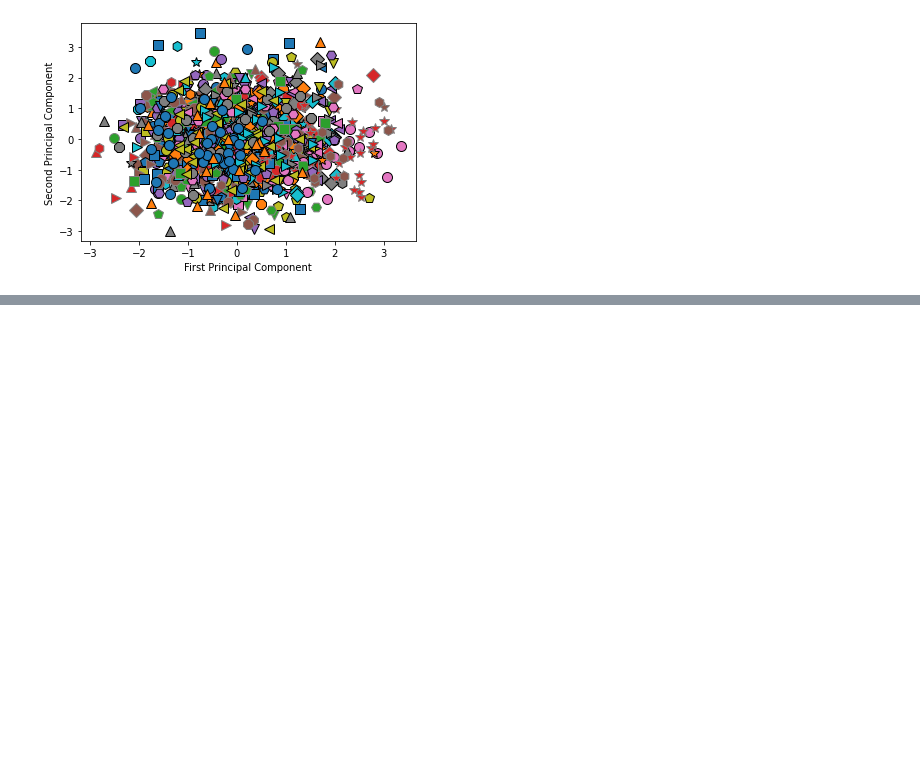
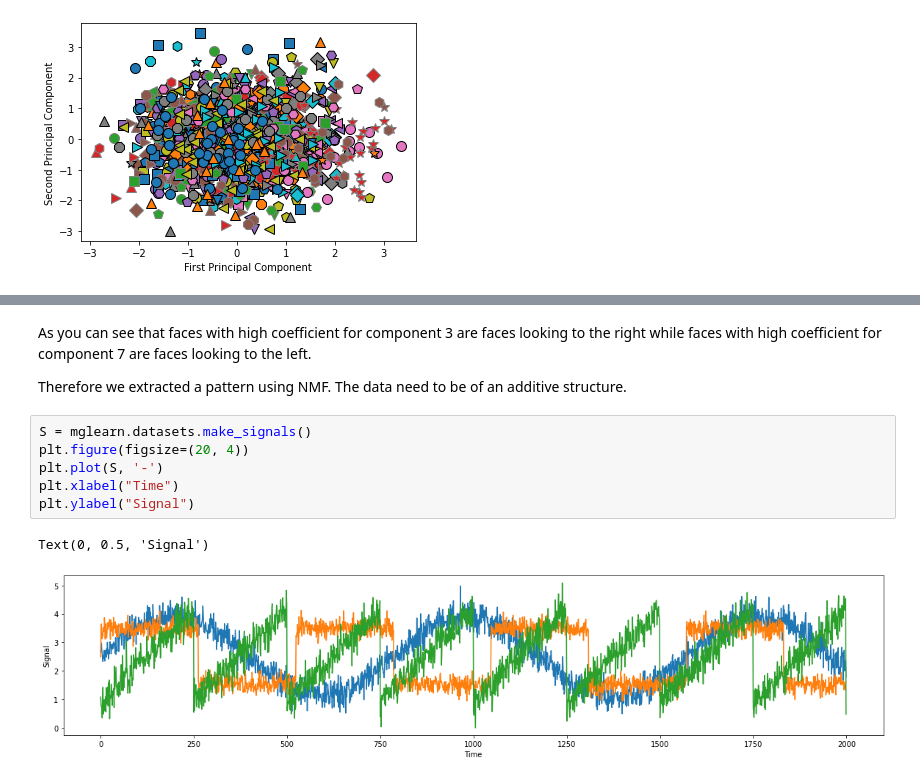
Before and after one commit to aryamanak10/Introduction-to-Machine-Learning-Book-Codes, a Jupyter notebook: Chapter 3 - Unsupervised Learning and Preprocessing/EigenFaces_for_Feature_Extraction.ipynb, the cells around one changed output, grey strips where cells are left out. Cells and saved outputs as stored; diff of their text form; blank space fills up the shorter version.

```diff
--- a/Chapter 3 - Unsupervised Learning and Preprocessing/EigenFaces_for_Feature_Extraction.ipynb
+++ b/Chapter 3 - Unsupervised Learning and Preprocessing/EigenFaces_for_Feature_Extraction.ipynb
@@ -155,0 +207,13 @@ Text(0, 0.5, 'Second Principal Component')
+# %% [markdown]
+As you can see that faces with high coefficient for component 3 are faces looking to the right while faces with high coefficient for component 7 are faces looking to the left.
+
+Therefore we extracted a pattern using NMF. The data need to be of an additive structure.
+# %%
+S = mglearn.datasets.make_signals()
+plt.figure(figsize=(20, 4))
+plt.plot(S, '-')
+plt.xlabel("Time")
+plt.ylabel("Signal")
+# %% [output]
+Text(0, 0.5, 'Signal')
+[figure, added]
```
Also changed, not shown: parts of 15 cells of this notebook.
